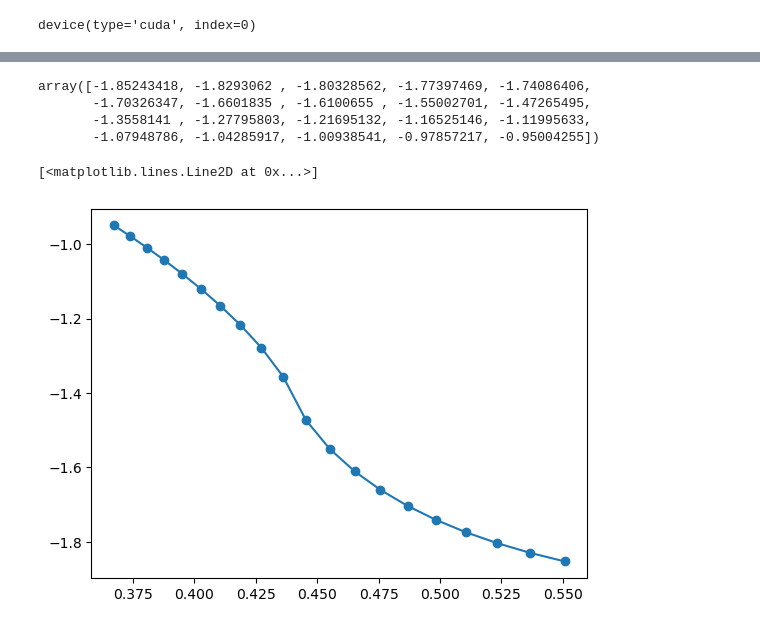
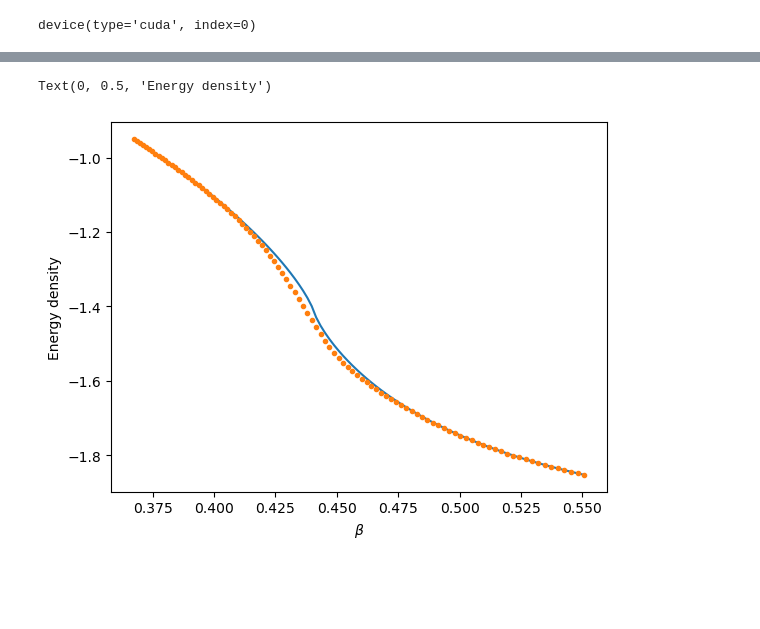
Before and after one commit to timothy-ymchan/diff-hotrg, a Jupyter notebook: hotrg_runs.ipynb, the cells around one changed output, grey strips where cells are left out. Drawn from its saved outputs; the diff is of its cells as text; code cells hidden in the pictures; blank space fills up the shorter version.

```diff
--- a/hotrg_runs.ipynb
+++ b/hotrg_runs.ipynb
@@ -22,17 +58,23 @@ device(type='cuda', index=0)
 # %%
 import numpy as np
 Tc = models.Ising2D.Tc
-dlnZdT= []
-for T in np.linspace(0.8*Tc,1.2*Tc,50):
+dlnZdT_RG= []
+d2lnZdT2_RG = []
+for T in np.linspace(0.8*Tc,1.2*Tc,Nsamples)[:]:
   with torch.autograd.detect_anomaly():
     temp = torch.Tensor([T]).to(device)
     temp.requires_grad_()
     model = models.Ising2D(temp)
-    hotrg = hotrg_torch.HOTRG(model,10)
-    hotrg.run(100)
-    F = hotrg.get_lnZ()
-    F.backward()
-    dlnZdT.append(temp.grad)
+    hotrg = hotrg_torch.HOTRG(model,10,disable_ckpt=True)
+    hotrg.run(15,verbose=False)
+    lnZ = hotrg.get_lnZ()
+
+    # Compute derivatives
+    dlnZdT, = torch.autograd.grad(lnZ,temp,create_graph=True)
+
+    d2lnZdT2, = torch.autograd.grad(dlnZdT,temp,create_graph=True)
+    dlnZdT_RG.append(dlnZdT.item())
+    d2lnZdT2_RG.append(d2lnZdT2.item())
 # %% [output]
 Renormalizing Ising2D
 Current lattice size: 1 Current iterations: 0
@@ -67,12 +120,11 @@ import matplotlib.pyplot as plt
-# %%
-E
-# %% [output]
-array([-1.85243418, -1.8293062 , -1.80328562, -1.77397469, -1.74086406,
-       -1.70326347, -1.6601835 , -1.6100655 , -1.55002701, -1.47265495,
-       -1.3558141 , -1.27795803, -1.21695132, -1.16525146, -1.11995633,
-       -1.07948786, -1.04285917, -1.00938541, -0.97857217, -0.95004255])
-# %%
-plt.plot(1/T,E,marker='o')
-# %% [output]
-[<matplotlib.lines.Line2D at 0x...>]
-[figure, removed]
+# %%
+dlnZdT_RG = np.array(dlnZdT_RG)
+# %%
+
+plt.plot(1/Ts,Ts*Ts*dlnZdT_th)
+plt.plot(1/Ts,Ts*Ts*dlnZdT_RG,marker='.',linestyle='None')
+plt.xlabel(r'$\beta$')
+plt.ylabel(r'Energy density')
+# %% [output]
+Text(0, 0.5, 'Energy density')
+[figure, added]
```
Also changed, not shown: parts of 11 cells of this notebook, 6 other files.
